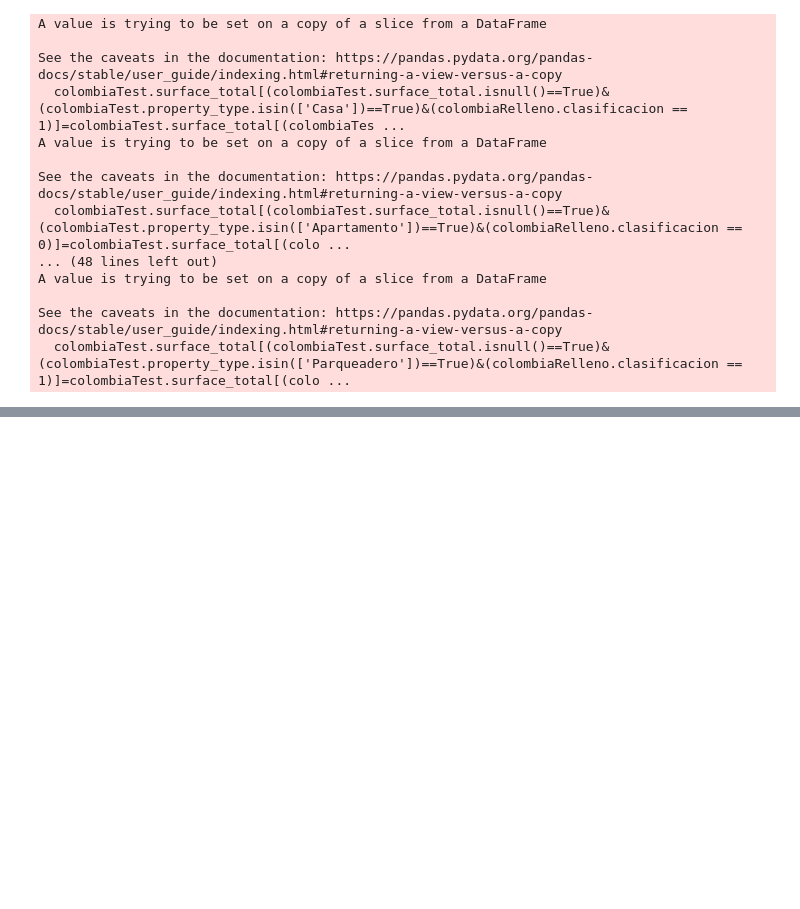
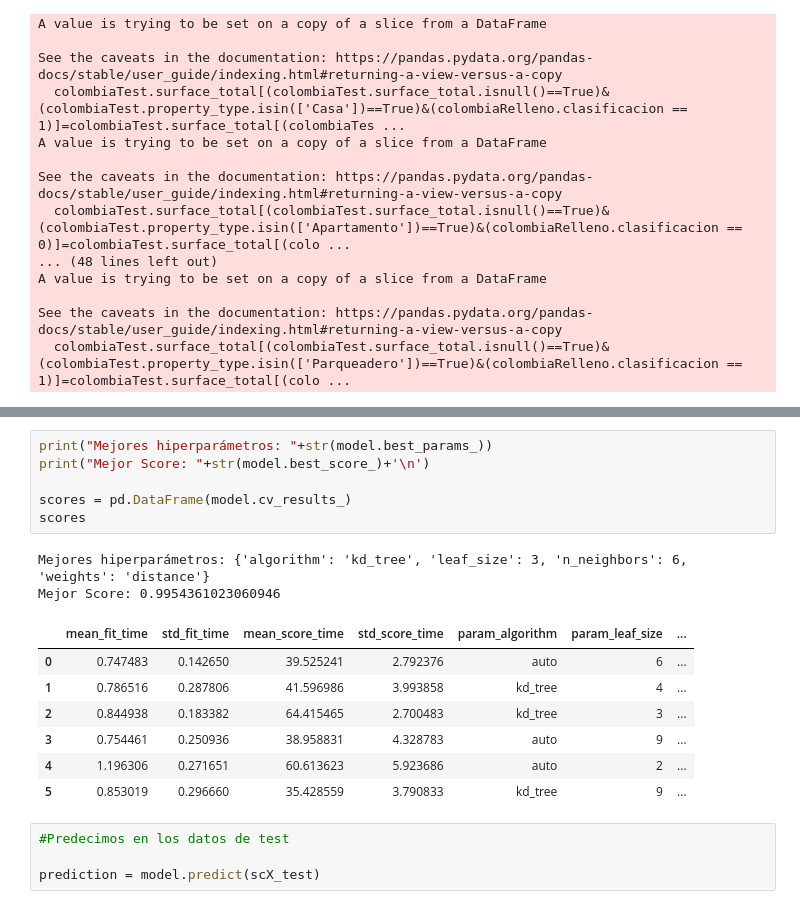
Before and after one commit to Sebas1412/PI02_DATA_MACHINE_LEARNING, a Jupyter notebook: PI_ML04.ipynb, the cells around one changed output, grey strips where cells are left out. Saved outputs shown, nothing was run; the diff lists cells and outputs as text; blank space fills up the shorter version.

```diff
--- a/PI_ML04.ipynb
+++ b/PI_ML04.ipynb
@@ -872,0 +1040,20 @@ colombiaTest.surface_total[(colombiaTest.property_type.isin(['Local comercial'])
+# %%
+print("Mejores hiperparámetros: "+str(model.best_params_))
+print("Mejor Score: "+str(model.best_score_)+'\n')
+
+scores = pd.DataFrame(model.cv_results_)
+scores
+# %% [output]
+Mejores hiperparámetros: {'algorithm': 'kd_tree', 'leaf_size': 3, 'n_neighbors': 6, 'weights': 'distance'}
+Mejor Score: 0.9954361023060946
+|  | mean_fit_time | std_fit_time | mean_score_time | std_score_time | param_algorithm | param_leaf_size | ... |
+| 0 | 0.747483 | 0.142650 | 39.525241 | 2.792376 | auto | 6 | ... |
+| 1 | 0.786516 | 0.287806 | 41.596986 | 3.993858 | kd_tree | 4 | ... |
+| 2 | 0.844938 | 0.183382 | 64.415465 | 2.700483 | kd_tree | 3 | ... |
+| 3 | 0.754461 | 0.250936 | 38.958831 | 4.328783 | auto | 9 | ... |
+| 4 | 1.196306 | 0.271651 | 60.613623 | 5.923686 | auto | 2 | ... |
+| 5 | 0.853019 | 0.296660 | 35.428559 | 3.790833 | kd_tree | 9 | ... |
+# %%
+#Predecimos en los datos de test
+
+prediction = model.predict(scX_test)
```
Also changed, not shown: parts of 78 cells of this notebook, 7 other files.
